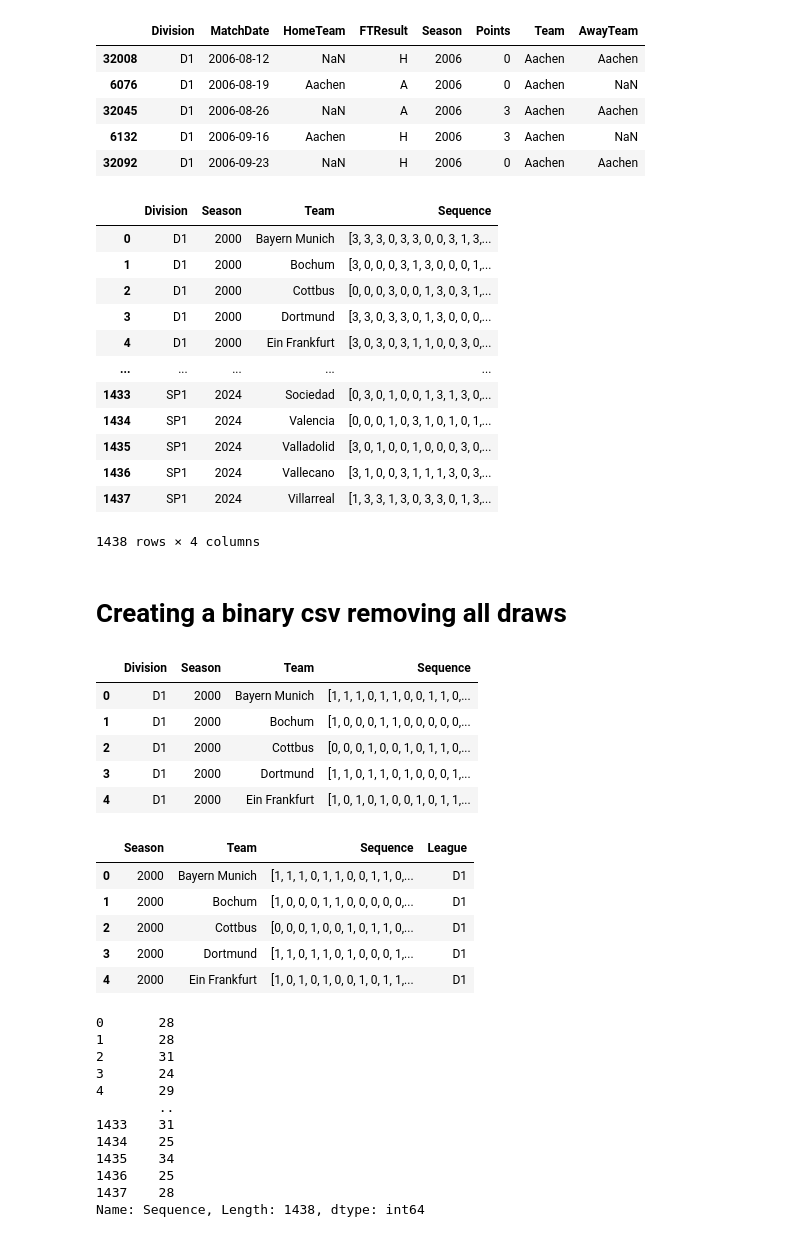
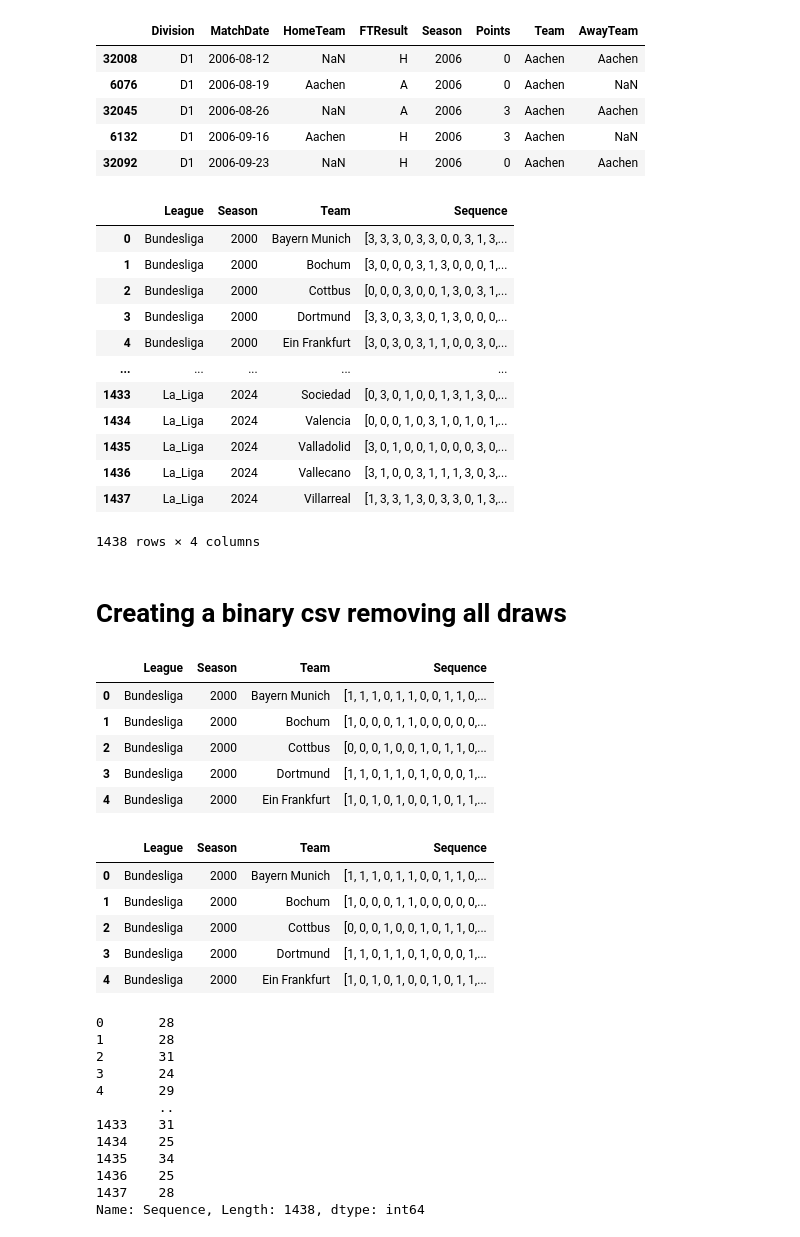
Before and after one commit to RyanRegalado/Win-Loss-Sequences-Sp2026, a Jupyter notebook: code/Data_Cleaning_Soccer.ipynb, the cells around one changed output. Drawn from its saved outputs; the diff is of its cells as text; code cells hidden in the pictures.

```diff
--- a/code/Data_Cleaning_Soccer.ipynb
+++ b/code/Data_Cleaning_Soccer.ipynb
@@ -218,20 +219,26 @@ combined_df.head()
 | 32092 | D1 | 2006-09-23 | NaN | H | 2006 | 0 | Aachen | Aachen |
 # %%
 sorted_df = (combined_df.groupby(['Division','Season','Team']).agg(Sequence = ('Points', list)).reset_index())
+
+sorted_df.rename(columns={'Division': 'League'}, inplace=True)
+
+sorted_df['League'] = sorted_df['League'].replace("E0", "Premier_League")
+sorted_df['League'] = sorted_df['League'].replace("D1", "Bundesliga")
+sorted_df['League'] = sorted_df['League'].replace("SP1", "La_Liga")
 sorted_df
 # %% [output]
-|  | Division | Season | Team | Sequence |
-| 0 | D1 | 2000 | Bayern Munich | [3, 3, 3, 0, 3, 3, 0, 0, 3, 1, 3,... |
-| 1 | D1 | 2000 | Bochum | [3, 0, 0, 0, 3, 1, 3, 0, 0, 0, 1,... |
-| 2 | D1 | 2000 | Cottbus | [0, 0, 0, 3, 0, 0, 1, 3, 0, 3, 1,... |
-| 3 | D1 | 2000 | Dortmund | [3, 3, 0, 3, 3, 0, 1, 3, 0, 0, 0,... |
-| 4 | D1 | 2000 | Ein Frankfurt | [3, 0, 3, 0, 3, 1, 1, 0, 0, 3, 0,... |
+|  | League | Season | Team | Sequence |
+| 0 | Bundesliga | 2000 | Bayern Munich | [3, 3, 3, 0, 3, 3, 0, 0, 3, 1, 3,... |
+| 1 | Bundesliga | 2000 | Bochum | [3, 0, 0, 0, 3, 1, 3, 0, 0, 0, 1,... |
+| 2 | Bundesliga | 2000 | Cottbus | [0, 0, 0, 3, 0, 0, 1, 3, 0, 3, 1,... |
+| 3 | Bundesliga | 2000 | Dortmund | [3, 3, 0, 3, 3, 0, 1, 3, 0, 0, 0,... |
+| 4 | Bundesliga | 2000 | Ein Frankfurt | [3, 0, 3, 0, 3, 1, 1, 0, 0, 3, 0,... |
 | ... | ... | ... | ... | ... |
-| 1433 | SP1 | 2024 | Sociedad | [0, 3, 0, 1, 0, 0, 1, 3, 1, 3, 0,... |
-| 1434 | SP1 | 2024 | Valencia | [0, 0, 0, 1, 0, 3, 1, 0, 1, 0, 1,... |
-| 1435 | SP1 | 2024 | Valladolid | [3, 0, 1, 0, 0, 1, 0, 0, 0, 3, 0,... |
-| 1436 | SP1 | 2024 | Vallecano | [3, 1, 0, 0, 3, 1, 1, 1, 3, 0, 3,... |
-| 1437 | SP1 | 2024 | Villarreal | [1, 3, 3, 1, 3, 0, 3, 3, 0, 1, 3,... |
+| 1433 | La_Liga | 2024 | Sociedad | [0, 3, 0, 1, 0, 0, 1, 3, 1, 3, 0,... |
+| 1434 | La_Liga | 2024 | Valencia | [0, 0, 0, 1, 0, 3, 1, 0, 1, 0, 1,... |
+| 1435 | La_Liga | 2024 | Valladolid | [3, 0, 1, 0, 0, 1, 0, 0, 0, 3, 0,... |
+| 1436 | La_Liga | 2024 | Vallecano | [3, 1, 0, 0, 3, 1, 1, 1, 3, 0, 3,... |
+| 1437 | La_Liga | 2024 | Villarreal | [1, 3, 3, 1, 3, 0, 3, 3, 0, 1, 3,... |
 1438 rows × 4 columns
 # %%
 sorted_df.to_csv('soccer.csv')
@@ -252,24 +259,22 @@ dfWLO = sorted_df.copy()
 dfWLO['Sequence']=dfWLO['Sequence'].apply(winLossOnly)
 dfWLO.head()
 # %% [output]
-|  | Division | Season | Team | Sequence |
-| 0 | D1 | 2000 | Bayern Munich | [1, 1, 1, 0, 1, 1, 0, 0, 1, 1, 0,... |
-| 1 | D1 | 2000 | Bochum | [1, 0, 0, 0, 1, 1, 0, 0, 0, 0, 0,... |
-| 2 | D1 | 2000 | Cottbus | [0, 0, 0, 1, 0, 0, 1, 0, 1, 1, 0,... |
-| 3 | D1 | 2000 | Dortmund | [1, 1, 0, 1, 1, 0, 1, 0, 0, 0, 1,... |
-| 4 | D1 | 2000 | Ein Frankfurt | [1, 0, 1, 0, 1, 0, 0, 1, 0, 1, 1,... |
+|  | League | Season | Team | Sequence |
+| 0 | Bundesliga | 2000 | Bayern Munich | [1, 1, 1, 0, 1, 1, 0, 0, 1, 1, 0,... |
+| 1 | Bundesliga | 2000 | Bochum | [1, 0, 0, 0, 1, 1, 0, 0, 0, 0, 0,... |
+| 2 | Bundesliga | 2000 | Cottbus | [0, 0, 0, 1, 0, 0, 1, 0, 1, 1, 0,... |
+| 3 | Bundesliga | 2000 | Dortmund | [1, 1, 0, 1, 1, 0, 1, 0, 0, 0, 1,... |
+| 4 | Bundesliga | 2000 | Ein Frankfurt | [1, 0, 1, 0, 1, 0, 0, 1, 0, 1, 1,... |
 # %%
-dfWLO['League'] = dfWLO['Division']
 
-dfWLO = dfWLO.drop(columns = ['Division'])
 dfWLO.head()
 # %% [output]
-|  | Season | Team | Sequence | League |
-| 0 | 2000 | Bayern Munich | [1, 1, 1, 0, 1, 1, 0, 0, 1, 1, 0,... | D1 |
-| 1 | 2000 | Bochum | [1, 0, 0, 0, 1, 1, 0, 0, 0, 0, 0,... | D1 |
-| 2 | 2000 | Cottbus | [0, 0, 0, 1, 0, 0, 1, 0, 1, 1, 0,... | D1 |
-| 3 | 2000 | Dortmund | [1, 1, 0, 1, 1, 0, 1, 0, 0, 0, 1,... | D1 |
-| 4 | 2000 | Ein Frankfurt | [1, 0, 1, 0, 1, 0, 0, 1, 0, 1, 1,... | D1 |
+|  | League | Season | Team | Sequence |
+| 0 | Bundesliga | 2000 | Bayern Munich | [1, 1, 1, 0, 1, 1, 0, 0, 1, 1, 0,... |
+| 1 | Bundesliga | 2000 | Bochum | [1, 0, 0, 0, 1, 1, 0, 0, 0, 0, 0,... |
+| 2 | Bundesliga | 2000 | Cottbus | [0, 0, 0, 1, 0, 0, 1, 0, 1, 1, 0,... |
+| 3 | Bundesliga | 2000 | Dortmund | [1, 1, 0, 1, 1, 0, 1, 0, 0, 0, 1,... |
+| 4 | Bundesliga | 2000 | Ein Frankfurt | [1, 0, 1, 0, 1, 0, 0, 1, 0, 1, 1,... |
 # %%
 dfWLO.to_csv('soccer_binary.csv', index = False)
 # %%
```
Also changed, not shown: parts of 1 cell of this notebook, 1 other file.
